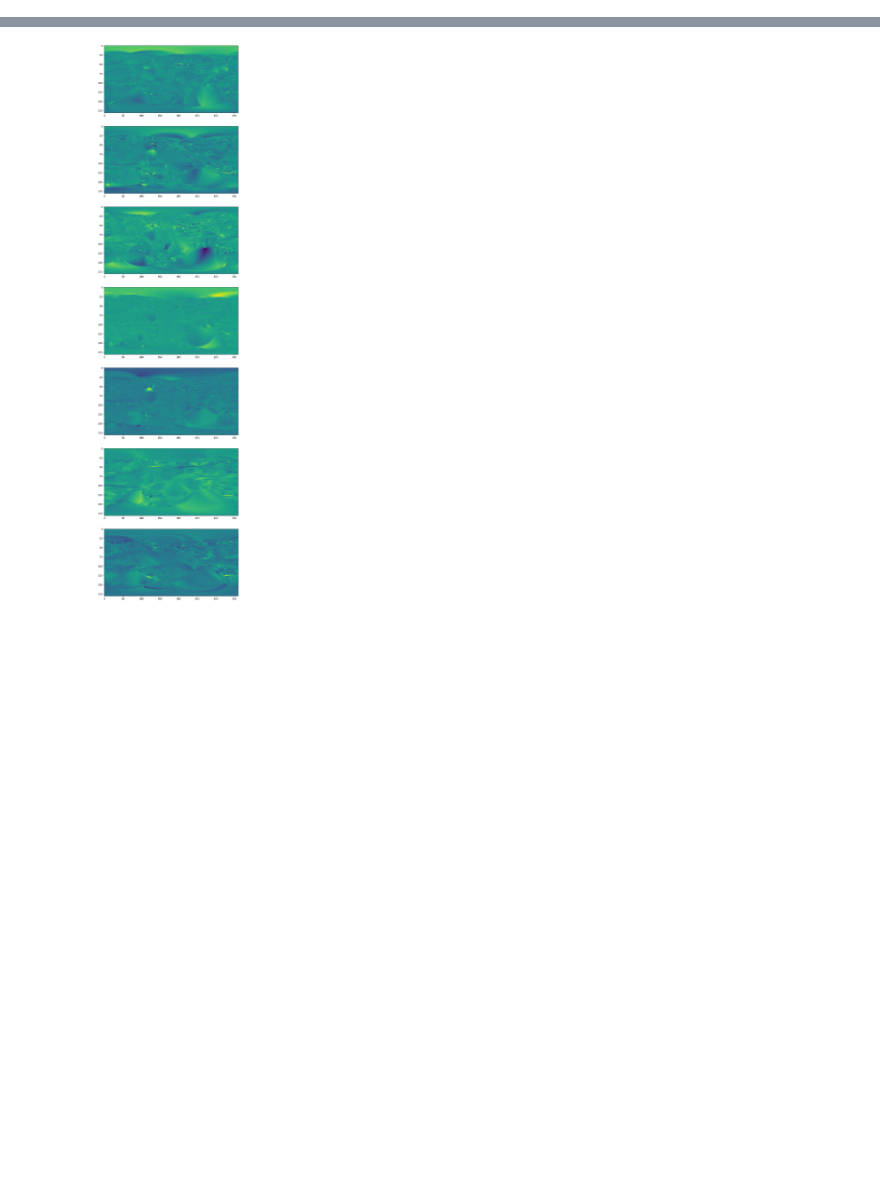
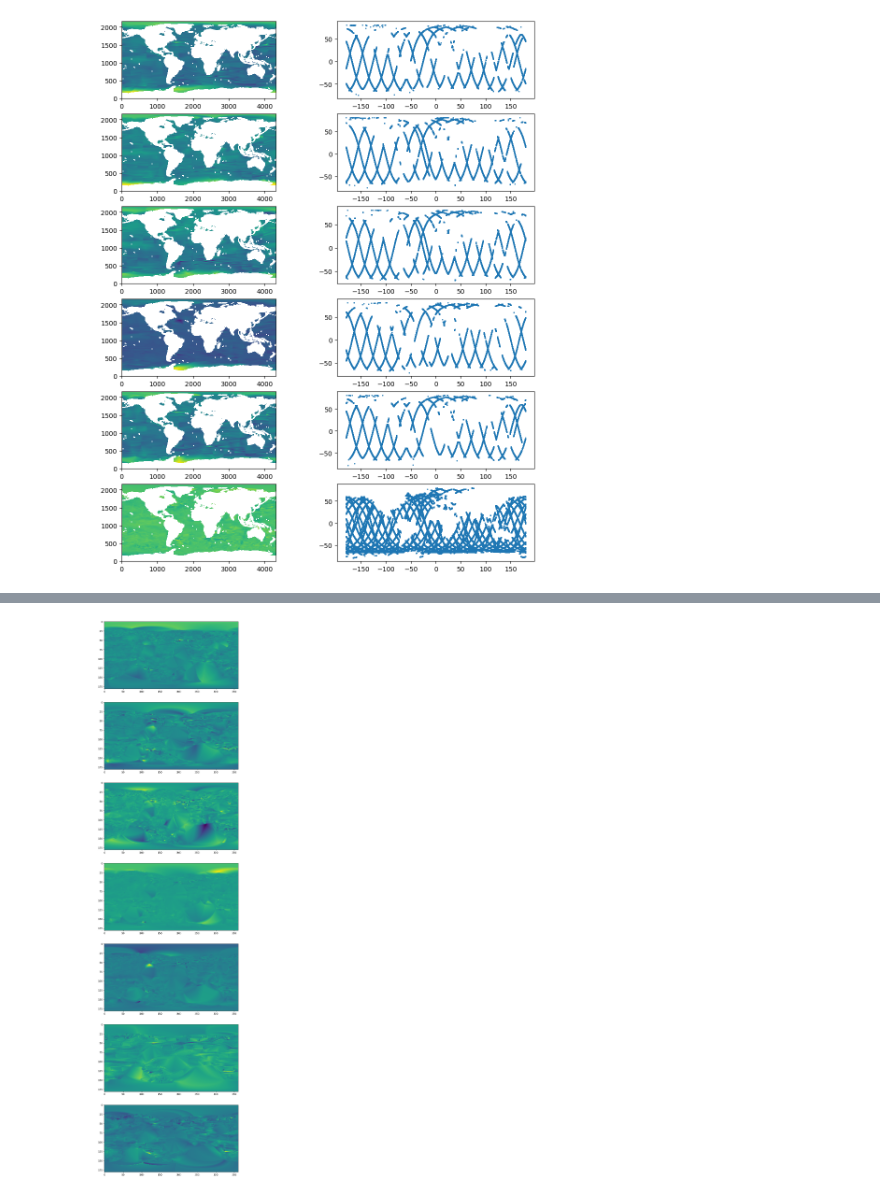
Before and after one commit to CasperTBangHansen/AltimeterGridding, a Jupyter notebook: VisualizeData.ipynb, the cells around one changed output, grey strips where cells are left out. Cells and saved outputs as stored; diff of their text form; code cells hidden in the pictures; blank space fills up the shorter version.

```diff
--- a/VisualizeData.ipynb
+++ b/VisualizeData.ipynb
@@ -9,3 +10,20 @@ def load_netcdfs(paths: Iterable[Path]) -> List[xr.Dataset]:
 # %%
 grid_paths = Path('Grids').glob('*.nc')
 grids = load_netcdfs(grid_paths)
+# mask_path = Path('data').glob('*.grd')
+# land_masks = load_netcdfs(mask_path)
+raw_path = Path('Processed/all').glob('*.nc')
+raws = load_netcdfs(raw_path)
+# %%
+fig, axes = plt.subplots(len(grids), 2, figsize=(12,15))
+for grid, raw, axs in zip(grids, raws, axes):
+    lon = list(grid.lon.values)
+    lat = list(grid.lat.values)
+    Lon,Lat = np.meshgrid(lon,lat)
+    val = grid.z.values
+    # ax.scatter(Lon,Lat,c=val, s=1)
+    axs[0].imshow(val,origin='lower')
+    axs[1].scatter(raw.lon,raw.lat,s=1)
+plt.show()
+# %% [output]
+[figure, added]
```
Also changed, not shown: parts of 3 cells of this notebook, 4 other files.
